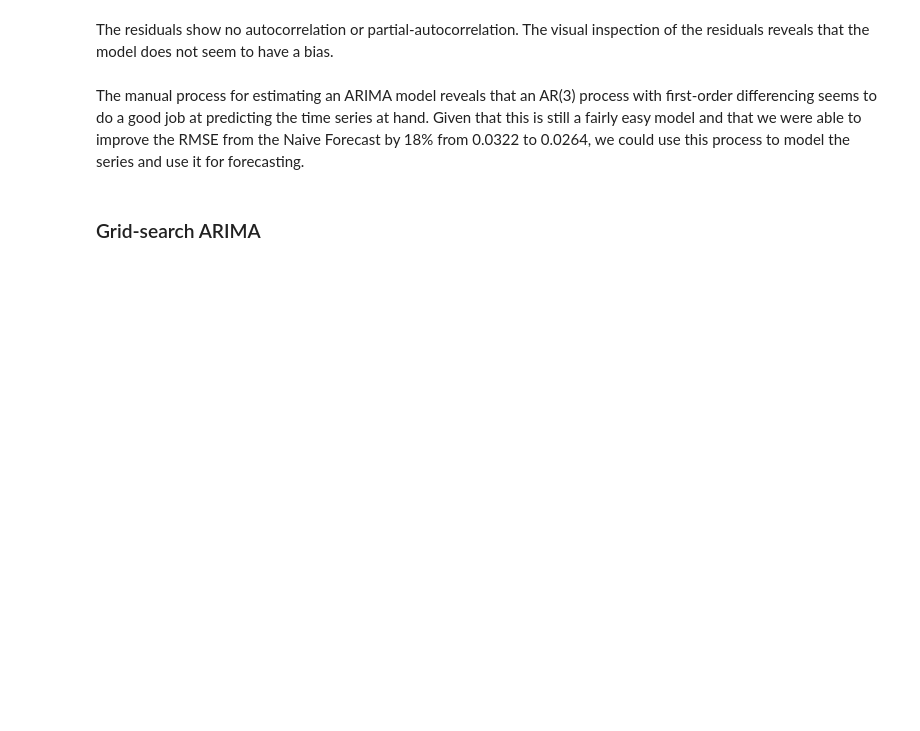
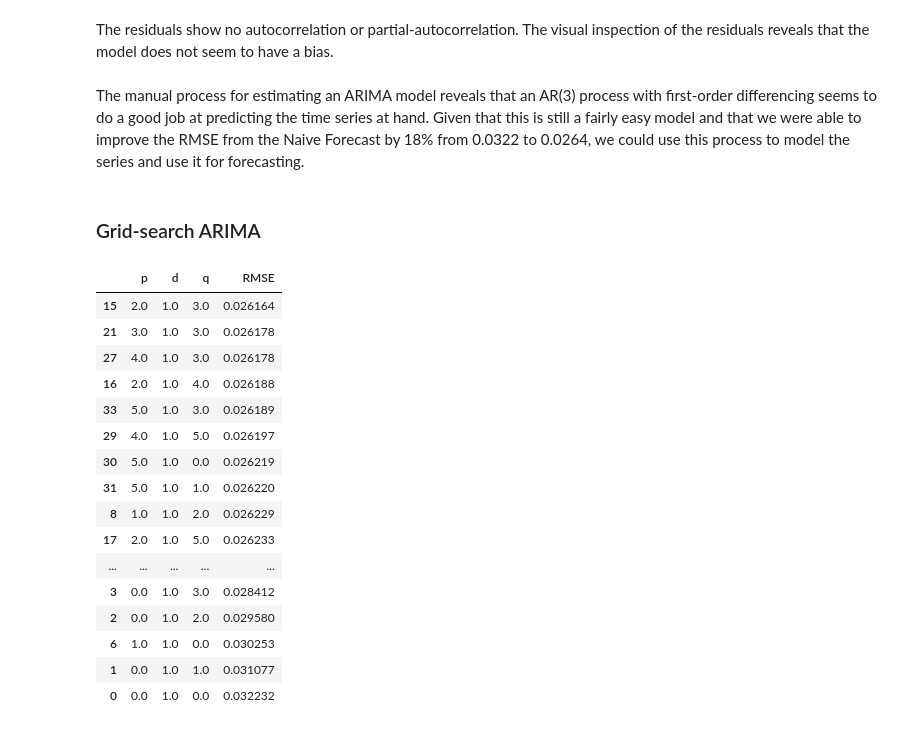
Before and after one commit to eduardotanqueiro/Project2-AAA, a Jupyter notebook: src/AAA2324_P2_62515_62928.ipynb, the cells around one changed output. Cells and saved outputs as stored; diff of their text form; code cells hidden in the pictures; blank space fills up the shorter version.

Commit message:
added grid-search

```diff
--- a/src/AAA2324_P2_62515_62928.ipynb
+++ b/src/AAA2324_P2_62515_62928.ipynb
@@ -784,0 +783,64 @@ The manual process for estimating an ARIMA model reveals that an AR(3) process w
+# %%
+# implement grid-search
+
+# make lists of p and q
+ps = [x for x in range(0, 6)]
+qs = [x for x in range(0, 6)]
+
+# set difference to 1
+d = 1
+
+# initialize empty dataframe
+df_results = pd.DataFrame(columns=["p", "d", "q", "RMSE"])
+
+# loop over p and q
+for p in ps:
+    for q in qs:
+        # set initial train and test set
+        train_size = int(len(X) * 0.50)
+        X_train, X_test = X[0:train_size], X[train_size:]
+
+        # walk-forward validation
+        history = [x for x in X_train]
+        predictions = list()
+
+        # run model
+        for i in range(len(X_test)):
+            # initialize ARIMA model and fit on history
+            model = ARIMA(history, order=(p,d,q))
+            model_fit = model.fit(method_kwargs={'warn_convergence': False})
+
+            # predict y and add to predictions
+            y_pred = model_fit.forecast()[0]
+            predictions.append(y_pred)
+
+            # add new observation to history/ train set
+            history.append(X_test[i])
+
+        # calculate RMSE of this model
+        rmse = mean_squared_error(X_test, predictions, squared=False)
+
+        # add results to dataframe
+        df_results.loc[len(df_results)] = [p, d, q, rmse]
+
+# print results
+df_results.sort_values(by="RMSE", ascending=True, inplace=True)
+display(df_results)
+# %% [output]
+|  | p | d | q | RMSE |
+| 15 | 2.0 | 1.0 | 3.0 | 0.026164 |
+| 21 | 3.0 | 1.0 | 3.0 | 0.026178 |
+| 27 | 4.0 | 1.0 | 3.0 | 0.026178 |
+| 16 | 2.0 | 1.0 | 4.0 | 0.026188 |
+| 33 | 5.0 | 1.0 | 3.0 | 0.026189 |
+| 29 | 4.0 | 1.0 | 5.0 | 0.026197 |
+| 30 | 5.0 | 1.0 | 0.0 | 0.026219 |
+| 31 | 5.0 | 1.0 | 1.0 | 0.026220 |
+| 8 | 1.0 | 1.0 | 2.0 | 0.026229 |
+| 17 | 2.0 | 1.0 | 5.0 | 0.026233 |
+| ... | ... | ... | ... | ... |
+| 3 | 0.0 | 1.0 | 3.0 | 0.028412 |
+| 2 | 0.0 | 1.0 | 2.0 | 0.029580 |
+| 6 | 1.0 | 1.0 | 0.0 | 0.030253 |
+| 1 | 0.0 | 1.0 | 1.0 | 0.031077 |
+| 0 | 0.0 | 1.0 | 0.0 | 0.032232 |
```
Also changed, not shown: parts of 1 cell of this notebook.
